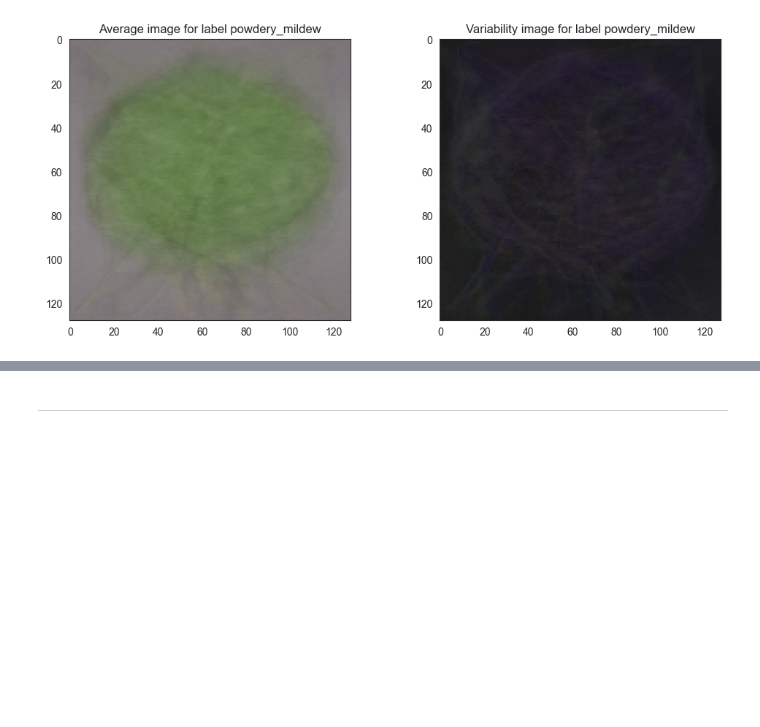
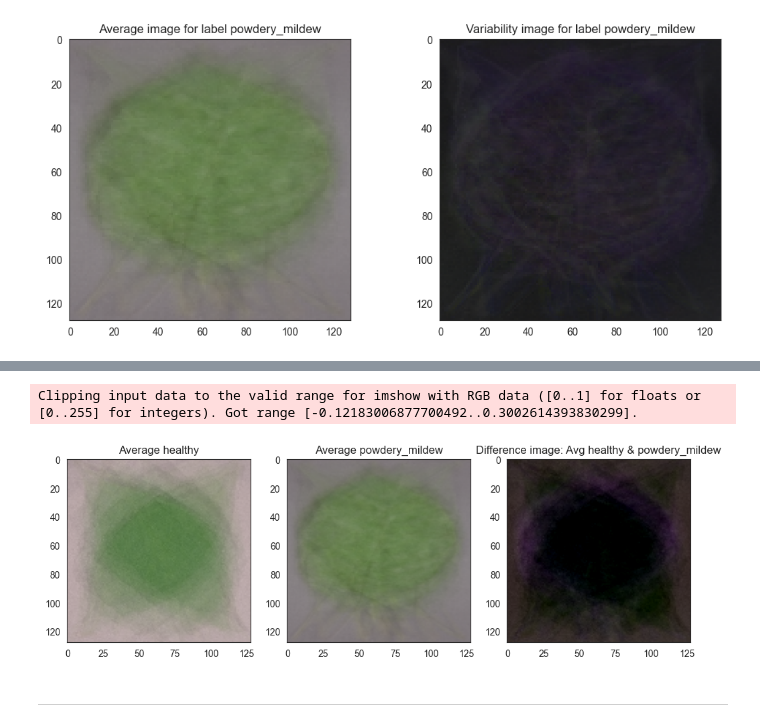
Before and after one commit to nathiedeheyl/pp5_mildew-detection, a Jupyter notebook: jupyter_notebooks/02 - DataVisualisation.ipynb, the cells around one changed output, grey strips where cells are left out. Drawn from its saved outputs; the diff is of its cells as text; code cells hidden in the pictures; blank space fills up the shorter version.

Commit message:
feat: compute and plot difference between avg image labels

```diff
--- a/jupyter_notebooks/02 - DataVisualisation.ipynb
+++ b/jupyter_notebooks/02 - DataVisualisation.ipynb
@@ -275,0 +280,10 @@ Image Shape: (128, 128, 3)
+# %%
+def subset_image_label(X, y, label_to_display):
+    """
+    Function to reshape images for comparison and filter based on the label_to_display
+    Returns extracted images corresponding to filtered label as variable
+    """
+    y = y.reshape(-1, 1, 1)
+    boolean_mask = np.any(y == label_to_display, axis=1).reshape(-1)
+    df = X[boolean_mask]
+    return df
@@ -276,3 +329,14 @@ Image Shape: (128, 128, 3)
+# %%
+diff_bet_avg_image_labels_data_as_array(X=X,
+                                        y=y,
+                                        label_1='healthy',
+                                        label_2='powdery_mildew',
+                                        figsize=(12, 10),
+                                        save_image=True
+                                        )
+# %% [output]
+Clipping input data to the valid range for imshow with RGB data ([0..1] for floats or [0..255] for integers). Got range [-0.12183006877700492..0.3002614393830299].
+[figure, added]
 # %% [markdown]
 ---
 # %% [markdown]
```
Also changed, not shown: parts of 3 cells of this notebook, 1 other file.
